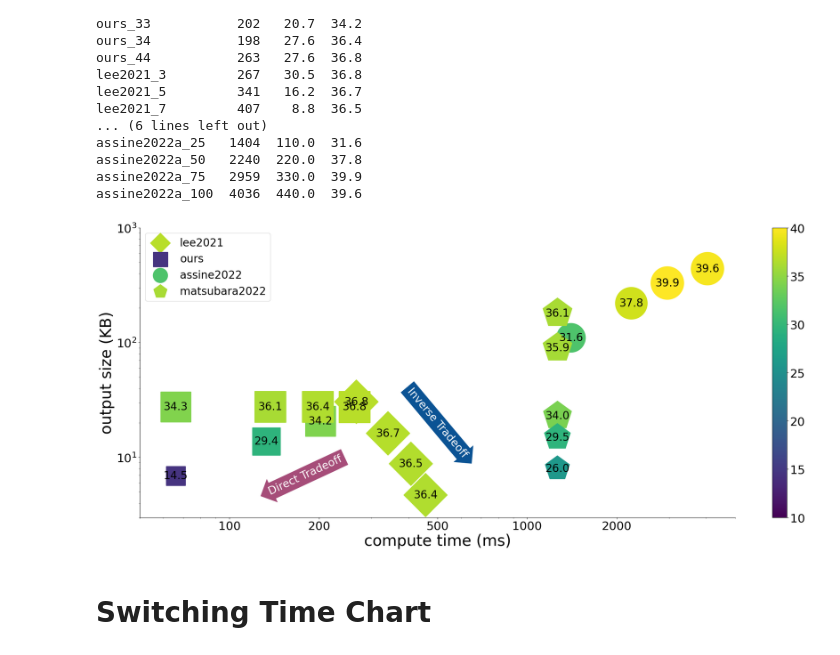
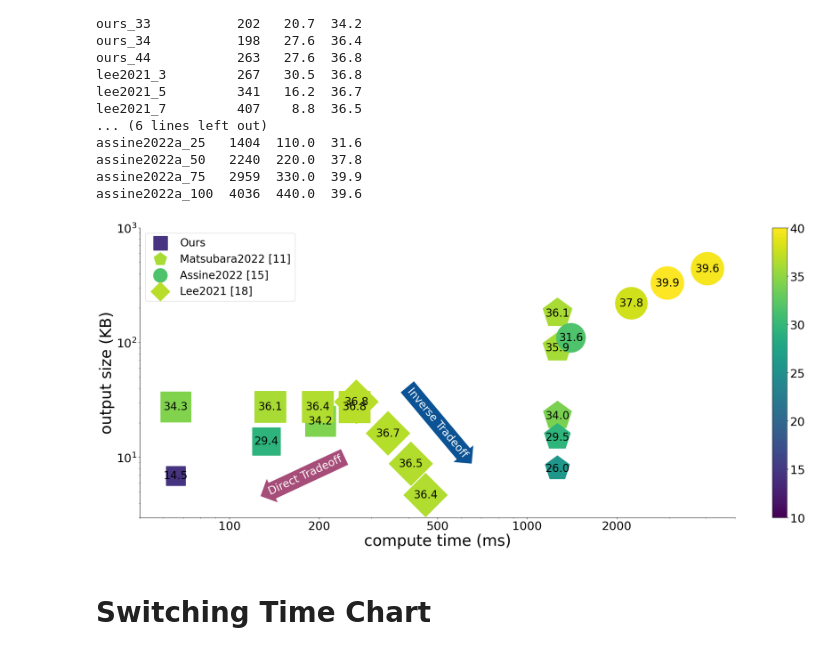
Before and after one commit to jsiloto/adaptive-cod-on-device, a Jupyter notebook: results/plots.ipynb, the cells around one changed output. Drawn from its saved outputs; the diff is of its cells as text; code cells hidden in the pictures.

Commit message:
Update plots

```diff
--- a/results/plots.ipynb
+++ b/results/plots.ipynb
@@ -78,7 +78,7 @@ plt.rc('figure', titlesize=BIGGER_SIZE)  # fontsize of the figure title
 
 
 
-def plot(ax, name, color='blue', marker='o', configurable=False):
+def plot(ax, name, color='blue', marker='o', configurable=False, label=""):
     a = df[df.index.str.contains(name)]
     bw = a['KB'].values
     latency = a['ms'].values
@@ -92,12 +92,12 @@ def plot(ax, name, color='blue', marker='o', configurable=False):
 
     if configurable:
          axi = ax.scatter(latency, bw, s=z, marker=marker, alpha=1.0,
-                    label=name, linewidth=2,
+                    label=label, linewidth=2,
 #                     edgecolor='black',
                     c=mAP, cmap='viridis', vmin=vmin, vmax=vmax)
     else:
         axi = ax.scatter(latency, bw, s=z, marker=marker, alpha=1.0,
-                   label=name,
+                   label=label,
 #                    edgecolor='black',
                    c=mAP, cmap='viridis', vmin=vmin, vmax=vmax)
     for i in range(len(mAP)):
@@ -118,43 +118,44 @@ ax.spines.top.set_visible(False)
 
 f = "literature_comparison/literature.csv"
 df.columns = df.columns.str.replace(' ', '')
-plot(ax, "lee2021", color='cyan', marker='D')
-plot(ax, "ours", color='red', marker="s", configurable=True)
-plot(ax, "assine2022", color="#A8127D", marker="o", configurable=True)
-axi = plot(ax, "matsubara2022", color='blue', marker="p")
+plot(ax, "ours", color='red', marker="s", configurable=True, label="Ours")
+plot(ax, "matsubara2022", color='blue', marker="p", label="Matsubara2022 [11]")
+plot(ax, "assine2022", color="#A8127D", marker="o", configurable=True, label="Assine2022 [15]")
+axi = plot(ax, "lee2021", color='cyan', marker='D', label="Lee2021 [18]")
+
 
 
 
 
 # ADD ARROWS
 bbox_props = dict(boxstyle="rarrow", fc="#0b5394", ec="b", lw=0)
 t = ax.text(500, 2e1, "Inverse Tradeoff", ha="center", va="center", rotation=-50,
             size=24, color="white",
             bbox=bbox_props)
 bbox_props = dict(boxstyle="larrow", fc="#a64d79", ec="b", lw=0)
 t = ax.text(180, 7, "Direct Tradeoff", ha="center", va="center", rotation=25,
             size=24, color="white",
             bbox=bbox_props)
 
 # LEGEND
 legend_properties = {'weight':'normal', 'size': 24}
 lgnd = ax.legend(fontsize=15,  prop=legend_properties,
                  loc='upper left')
 for i in range(4):
-    lgnd.legendHandles[i]._sizes = [1e3]
+    lgnd.legendHandles[i]._sizes = [0.9e3]
 #     lgnd.legendHandles[i].set_color('black')
 #     lgnd.legendHandles[i].set_facecolor('white')
 
 ax.set_xlim(50, 5e3)
 ax.set_ylim(3, 1e3)
 fig.colorbar(axi)
 
 ax.set_xticks([1e2, 2e2, 5e2, 1e3, 2e3])
 ax.get_xaxis().set_major_formatter(matplotlib.ticker.FormatStrFormatter('%g'))
 plt.subplots_adjust(top = 0.97, bottom = .08, right = 1.1, left = .06, hspace = 0, wspace = 0.15)
 plt.savefig("graph_sota.pdf", dpi=500, bbox_inches='tight')
 # %% [output]
-[figure, old version]
+[figure, new version]
 # %% [markdown]
 # Switching Time Chart
 # %%
```
